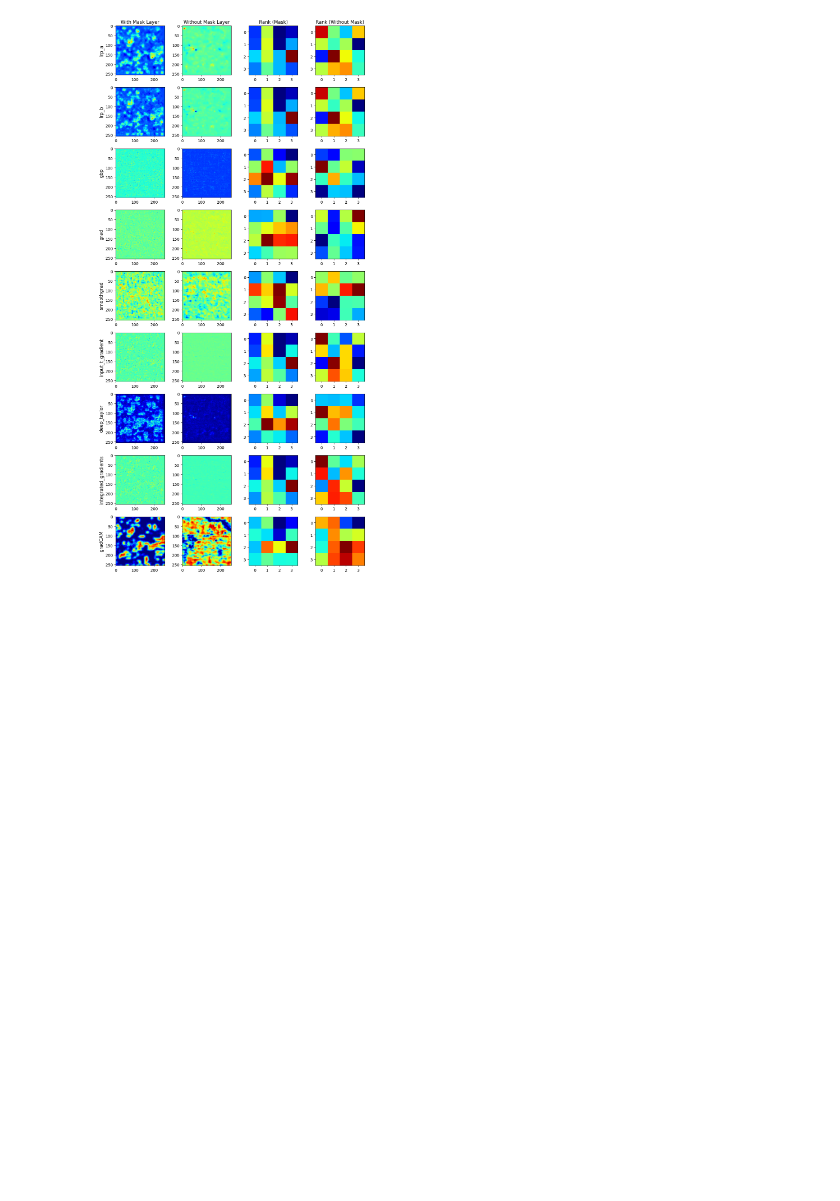
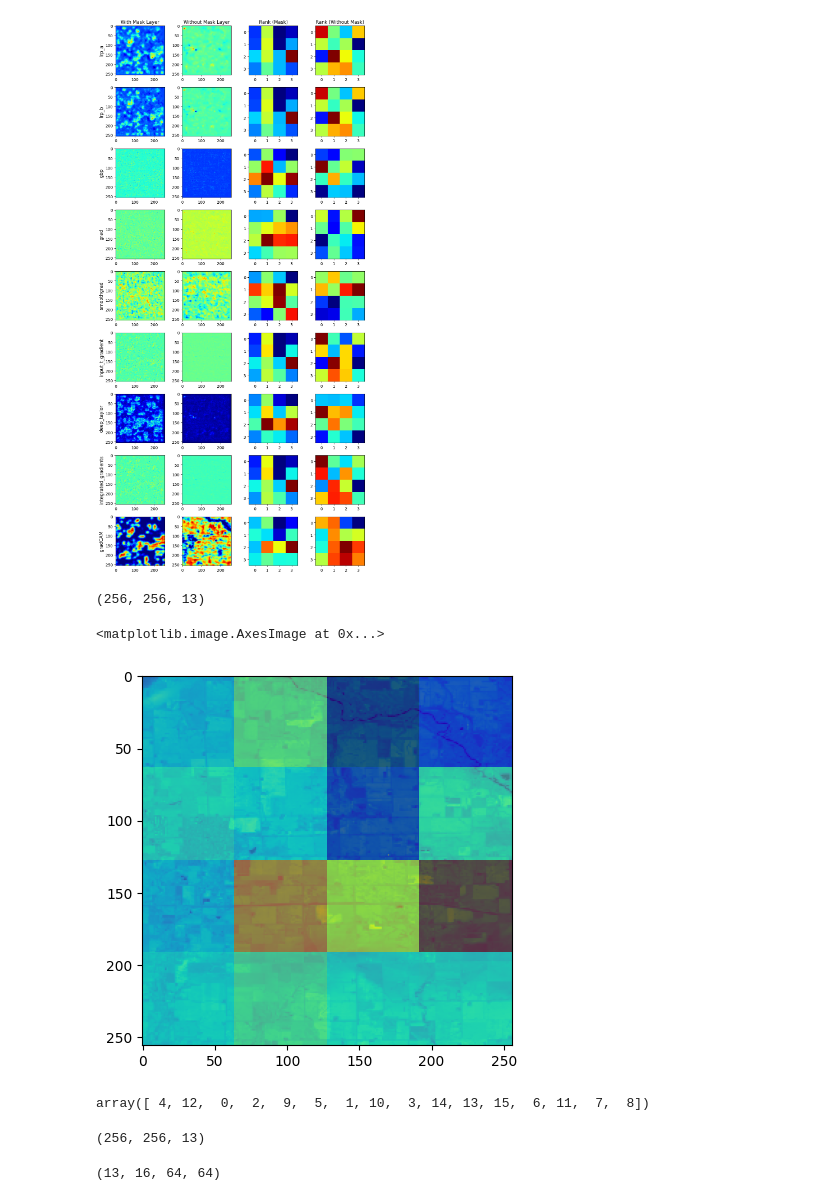
Before and after one commit to Arun-1997/Msc_Thesis, a Jupyter notebook: perturbation_analysis_incl_gradCAM.ipynb, the cells around one changed output. Cells and saved outputs as stored; diff of their text form; code cells hidden in the pictures; blank space fills up the shorter version.

```diff
--- a/perturbation_analysis_incl_gradCAM.ipynb
+++ b/perturbation_analysis_incl_gradCAM.ipynb
@@ -251,0 +321,18 @@ fig.tight_layout()
+# %%
+img.shape
+# %% [output]
+(256, 256, 13)
+# %%
+im = plt.imshow(img[:,:,7])
+plt.imshow(saliency_dict["gradCAM"]["rank_mask"],alpha=0.5,extent=im.get_extent(),cmap="jet")
+# %% [output]
+<matplotlib.image.AxesImage at 0x...>
+[figure, added]
+# %%
+saliency_dict["gradCAM"]["rank_mask_index"]
+# %% [output]
+array([ 4, 12,  0,  2,  9,  5,  1, 10,  3, 14, 13, 15,  6, 11,  7,  8])
+# %%
+img.shape
+# %% [output]
+(256, 256, 13)
@@ -251,0 +374,4 @@ fig.tight_layout()
+# %%
+img_split.shape
+# %% [output]
+(13, 16, 64, 64)
```
Also changed, not shown: parts of 8 cells of this notebook.
